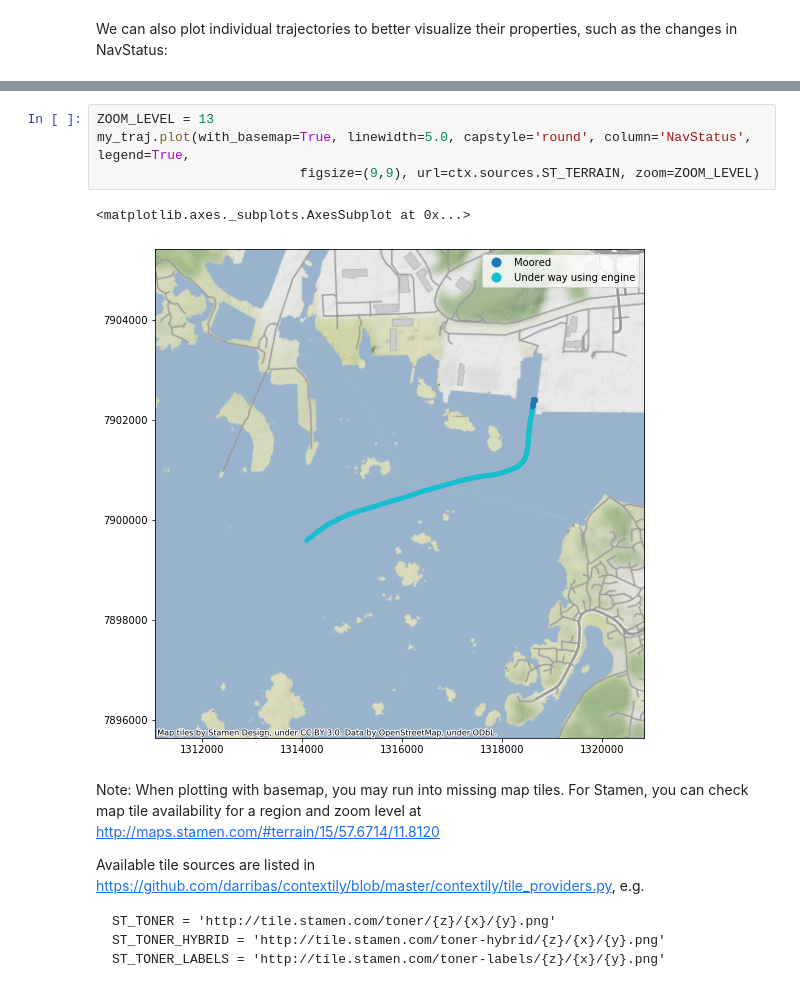
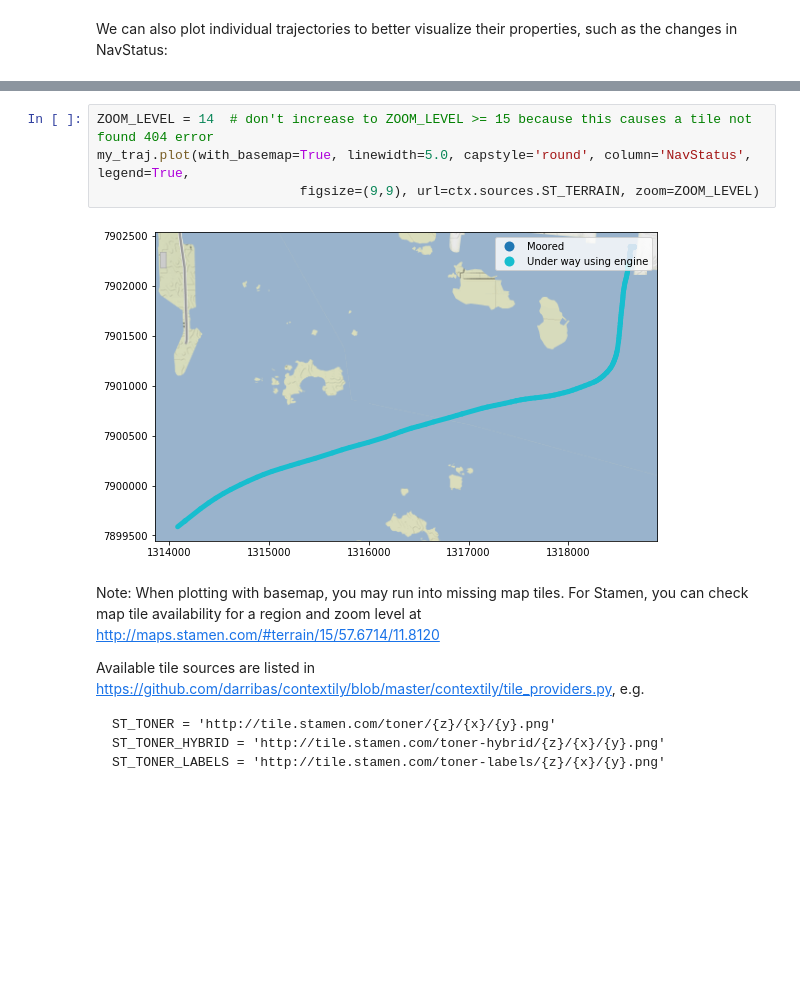
Before and after one commit to movingpandas/movingpandas, a Jupyter notebook: 1_ship_data_analysis.ipynb, the cells around one changed output, grey strips where cells are left out. Drawn from its saved outputs; the diff is of its cells as text; blank space fills up the shorter version.

```diff
--- a/1_ship_data_analysis.ipynb
+++ b/1_ship_data_analysis.ipynb
@@ -189,12 +189,11 @@ my_traj.df.tail()
 | 2017-07-05 23:11:45 | 05/07/2017 23:11:45 | 210035000 | Moored | 0.1 | 96.0 | NORDIC HAMBURG | Cargo | POINT (11.845705 57.689582) |
 | 2017-07-05 23:35:58 | 05/07/2017 23:35:58 | 210035000 | Moored | 0.1 | 276.0 | NORDIC HAMBURG | Cargo | POINT (11.845713 57.689583) |
 # %%
-ZOOM_LEVEL = 13
+ZOOM_LEVEL = 14  # don't increase to ZOOM_LEVEL >= 15 because this causes a tile not found 404 error
 my_traj.plot(with_basemap=True, linewidth=5.0, capstyle='round', column='NavStatus', legend=True,
                           figsize=(9,9), url=ctx.sources.ST_TERRAIN, zoom=ZOOM_LEVEL)
 # %% [output]
-<matplotlib.axes._subplots.AxesSubplot at 0x...>
-[figure, old version]
+[figure, new version]
 # %% [markdown]
 Note: When plotting with basemap, you may run into missing map tiles. For Stamen, you can check map tile availability for a region and zoom level at http://maps.stamen.com/#terrain/15/57.6714/11.8120
 
```
Also changed, not shown: parts of 10 cells of this notebook, 4 other files.
